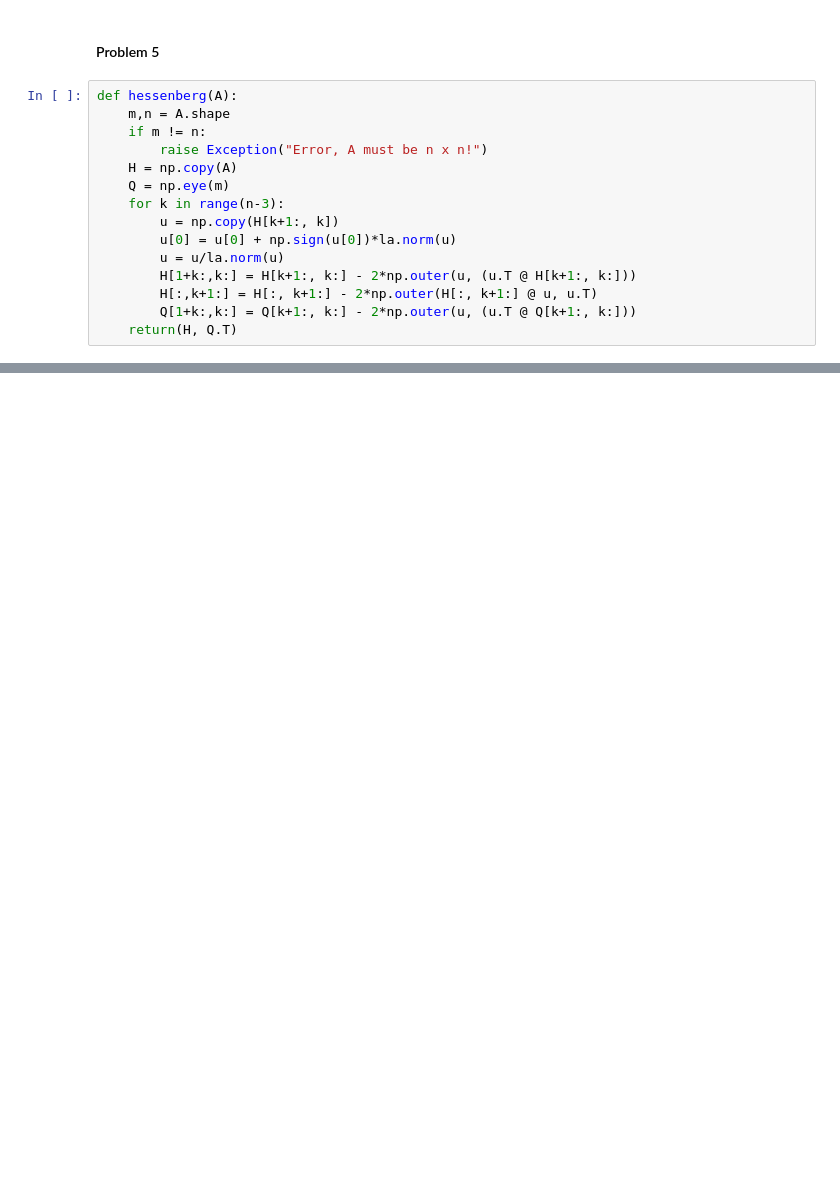
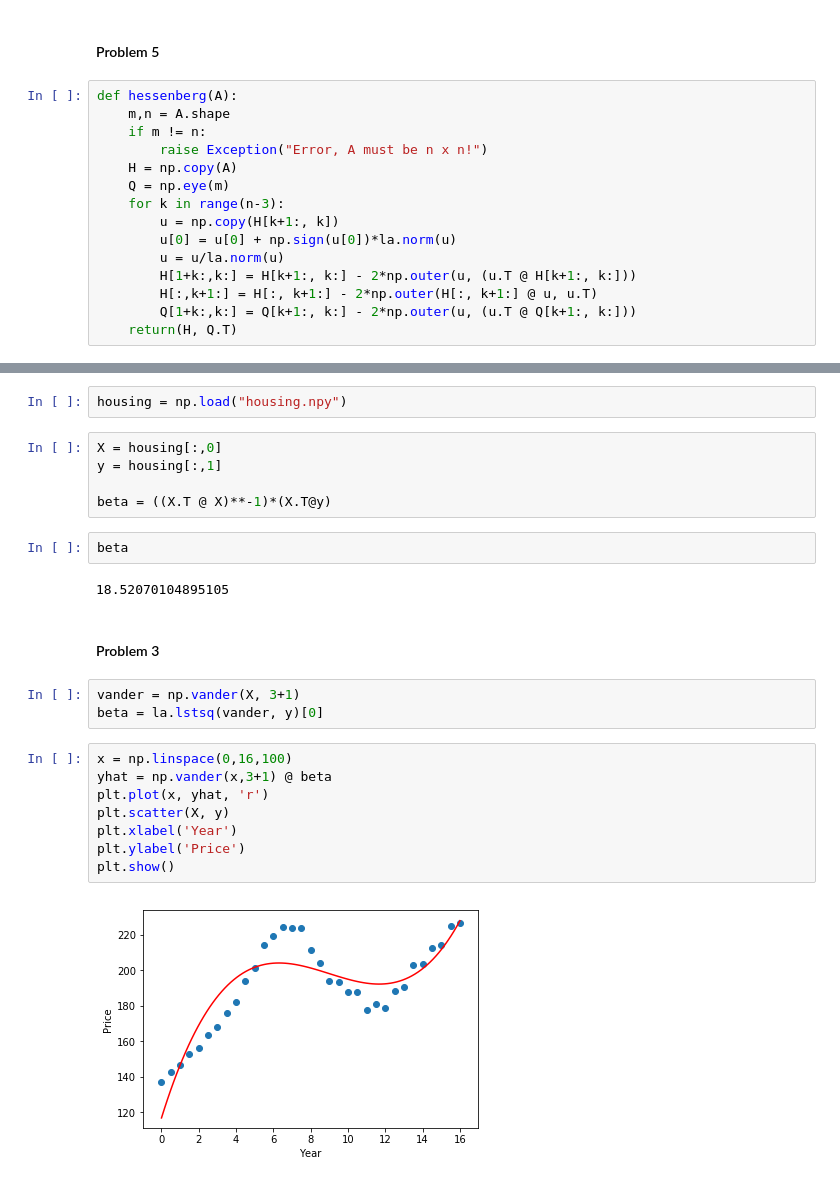
Before and after one commit to ariboyarsky/BootCamp2018, a Jupyter notebook: ProbSets/Comp/ProbSet3/Problem Set 3.ipynb, the cells around one changed output, grey strips where cells are left out. Drawn from its saved outputs; the diff is of its cells as text; blank space fills up the shorter version.

```diff
--- a/ProbSets/Comp/ProbSet3/Problem Set 3.ipynb
+++ b/ProbSets/Comp/ProbSet3/Problem Set 3.ipynb
@@ -184,0 +201,26 @@ hessenberg(A)
+# %%
+housing = np.load("housing.npy")
+# %%
+X = housing[:,0]
+y = housing[:,1]
+
+beta = ((X.T @ X)**-1)*(X.T@y)
+# %%
+beta
+# %% [output]
+18.52070104895105
+# %% [markdown]
+#### Problem 3
+# %%
+vander = np.vander(X, 3+1)
+beta = la.lstsq(vander, y)[0]
+# %%
+x = np.linspace(0,16,100)
+yhat = np.vander(x,3+1) @ beta
+plt.plot(x, yhat, 'r')
+plt.scatter(X, y)
+plt.xlabel('Year')
+plt.ylabel('Price')
+plt.show()
+# %% [output]
+[figure, added]
```
Also changed, not shown: parts of 33 cells of this notebook, 8 other files.
